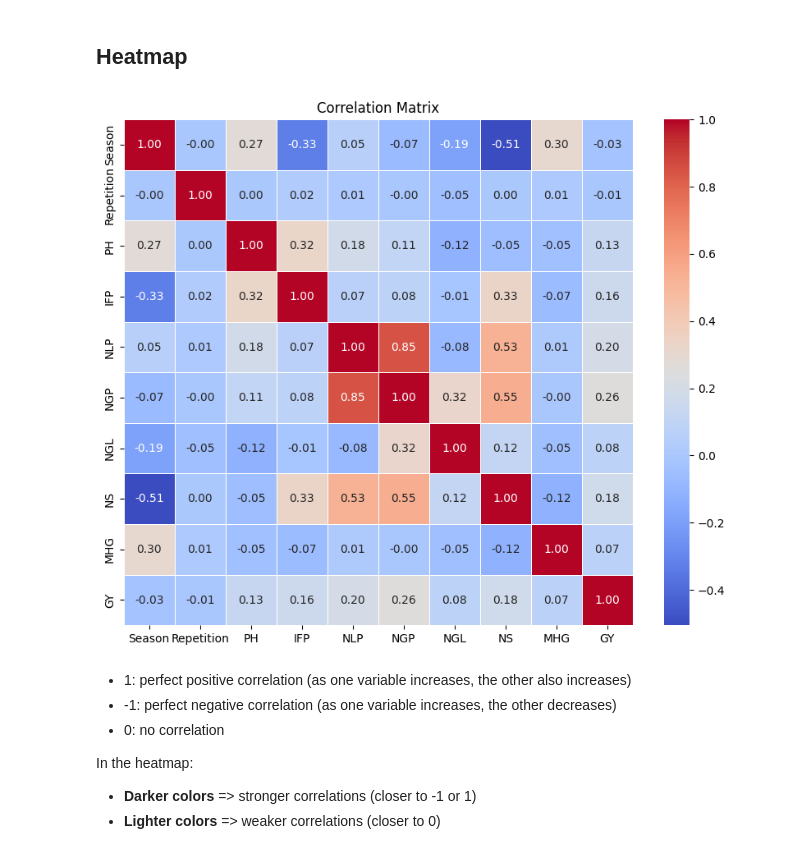
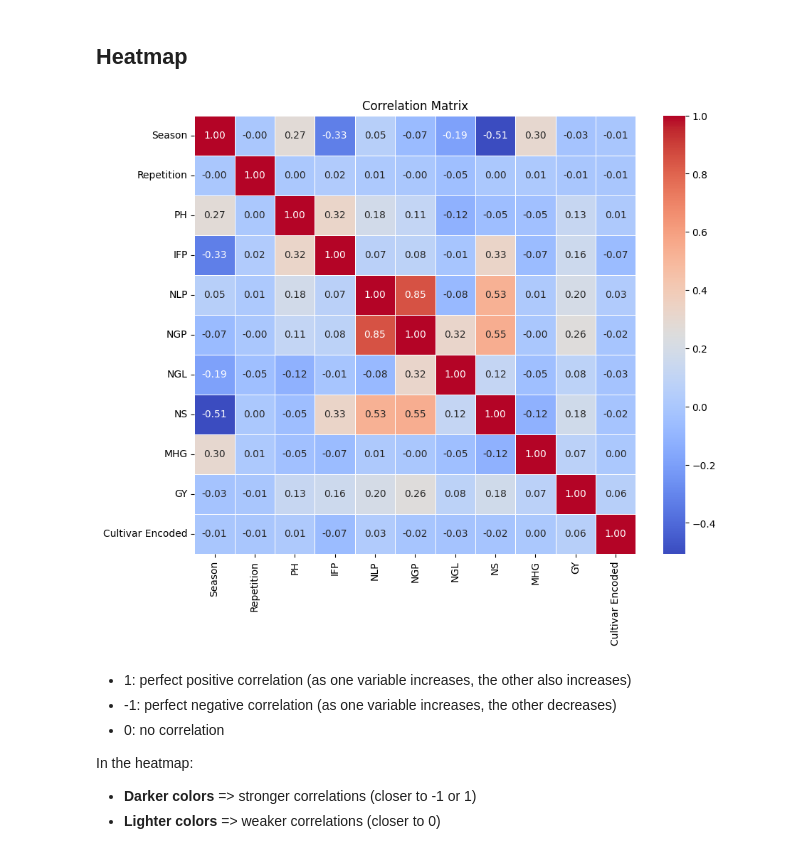
Before and after one commit to AntoniaPopovici/VOIS_2024, a Jupyter notebook: main.ipynb, the cells around one changed output. Drawn from its saved outputs; the diff is of its cells as text; code cells hidden in the pictures.

```diff
--- a/main.ipynb
+++ b/main.ipynb
@@ -347,0 +385,6 @@ plt.show()
+# %%
+cultivar_encoder = LabelEncoder()
+new_df = df
+new_df['Cultivar Encoded'] = cultivar_encoder.fit_transform(df['Cultivar'])
+
+new_df = new_df.drop(columns=['Cultivar'])
@@ -350,16 +413,14 @@ plt.show()
 # %% [markdown]
 ## Heatmap
 # %%
-numeric_columns = df.select_dtypes(include=['float64', 'int64']).columns
-
-corr_matrix = df[numeric_columns].corr()
+corr_matrix = new_df.corr()
 
 plt.figure(figsize=(10, 8))
 sns.heatmap(corr_matrix, annot=True, cmap='coolwarm', fmt=".2f", linewidths=0.5)
 plt.title('Correlation Matrix')
 plt.show()
 # %% [output]
-[figure, old version]
+[figure, new version]
 # %% [markdown]
 - 1: perfect positive correlation (as one variable increases, the other also increases)
 - -1: perfect negative correlation (as one variable increases, the other decreases)
```
Also changed, not shown: parts of 15 cells of this notebook.
